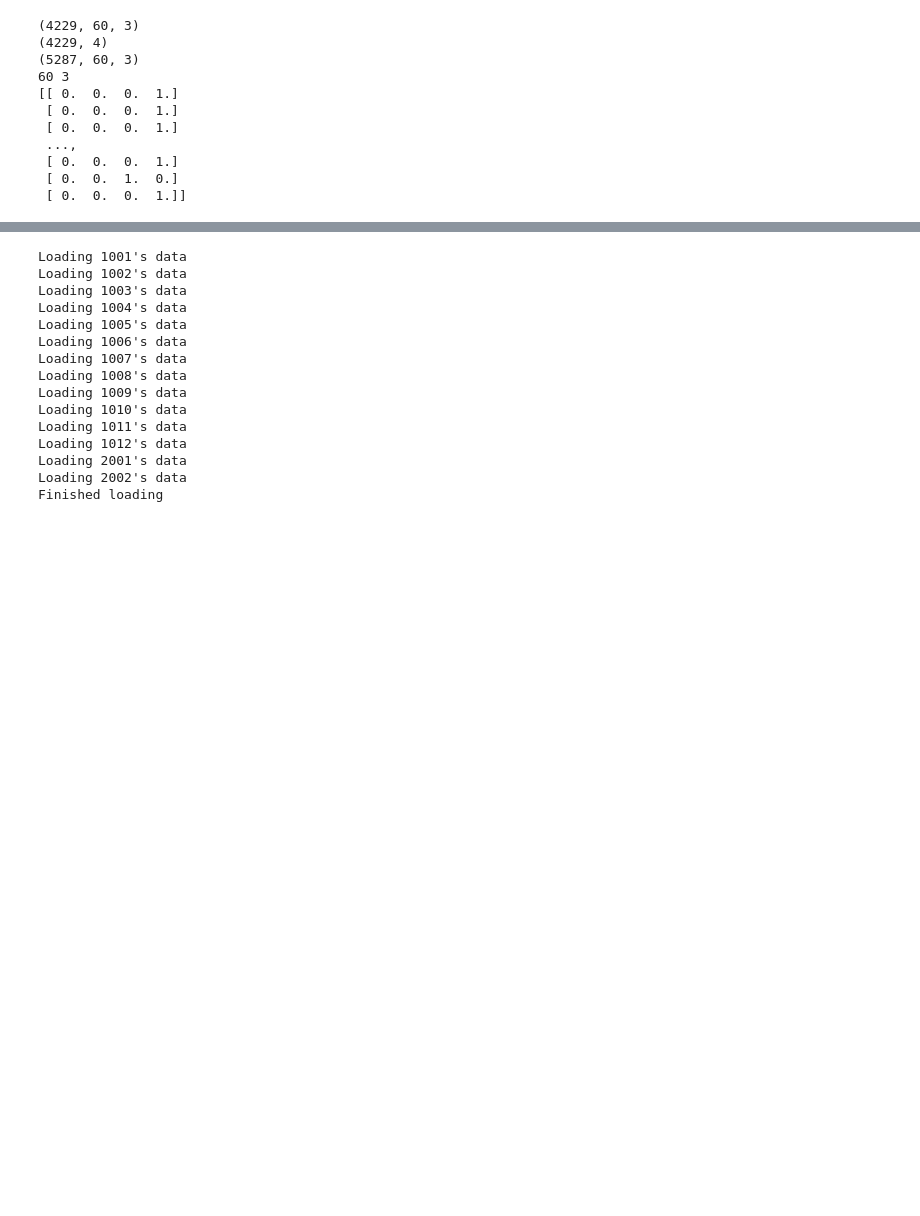
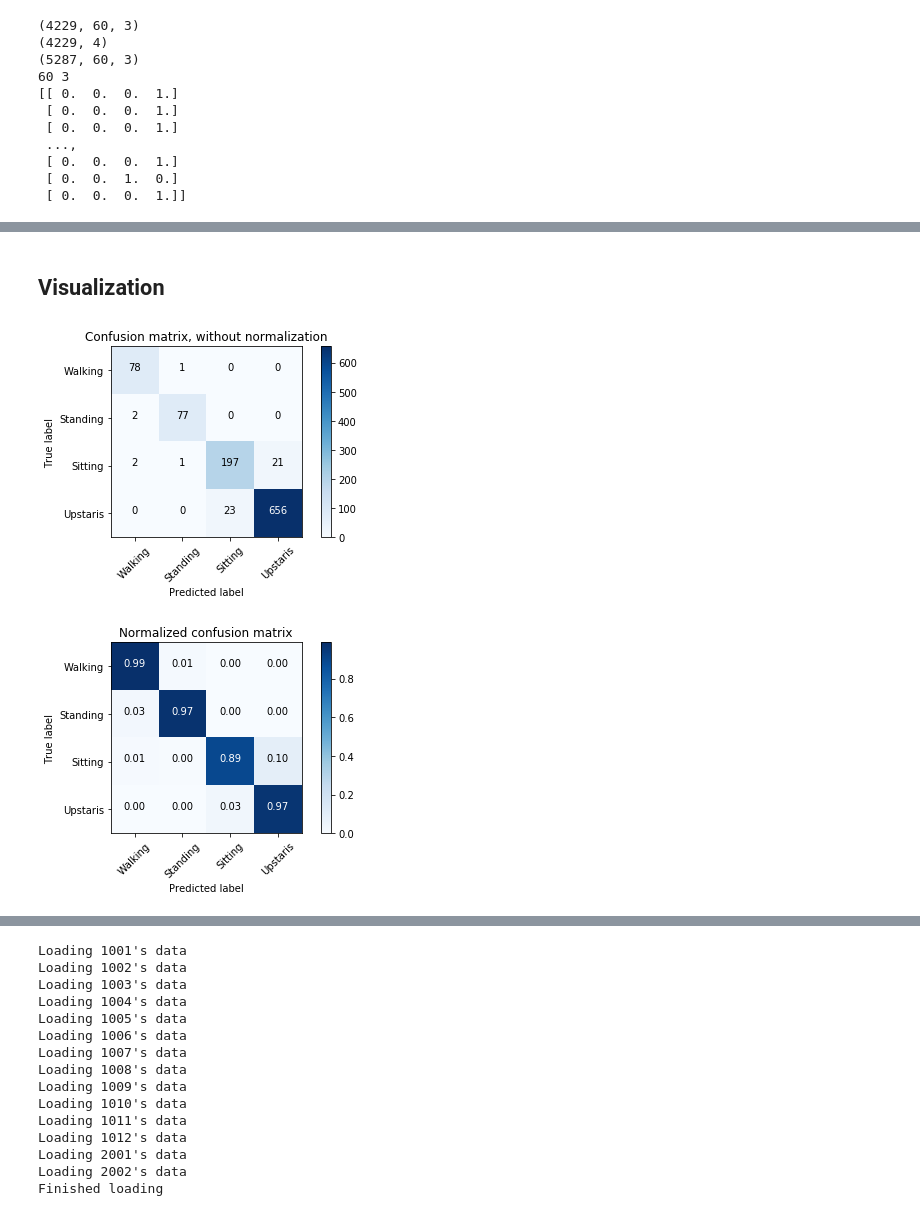
Before and after one commit to indykorpong/activity_classifier, a Jupyter notebook: Transfer.ipynb, the cells around one changed output, grey strips where cells are left out. Cells and saved outputs as stored; diff of their text form; code cells hidden in the pictures; blank space fills up the shorter version.

```diff
--- a/Transfer.ipynb
+++ b/Transfer.ipynb
@@ -280,0 +260,9 @@ plt.show()
+# %%
+y_pred = m.predict(X_test)
+# %%
+y_pred = np.argmax(y_pred, axis=1)
+# %%
+y_pred = np_utils.to_categorical(y_pred, num_class)
+# %%
+y_pred = np.array(y_pred)
+y_test = np.array(y_test)
@@ -280,0 +287,2 @@ plt.show()
+# %% [markdown]
+## Visualization
@@ -280,0 +291,5 @@ plt.show()
+# %%
+show_conf_matrix(y_test.argmax(axis=1), y_pred.argmax(axis=1), label)
+# %% [output]
+[figure, added]
+[figure, added]
```
Also changed, not shown: parts of 61 cells of this notebook.
